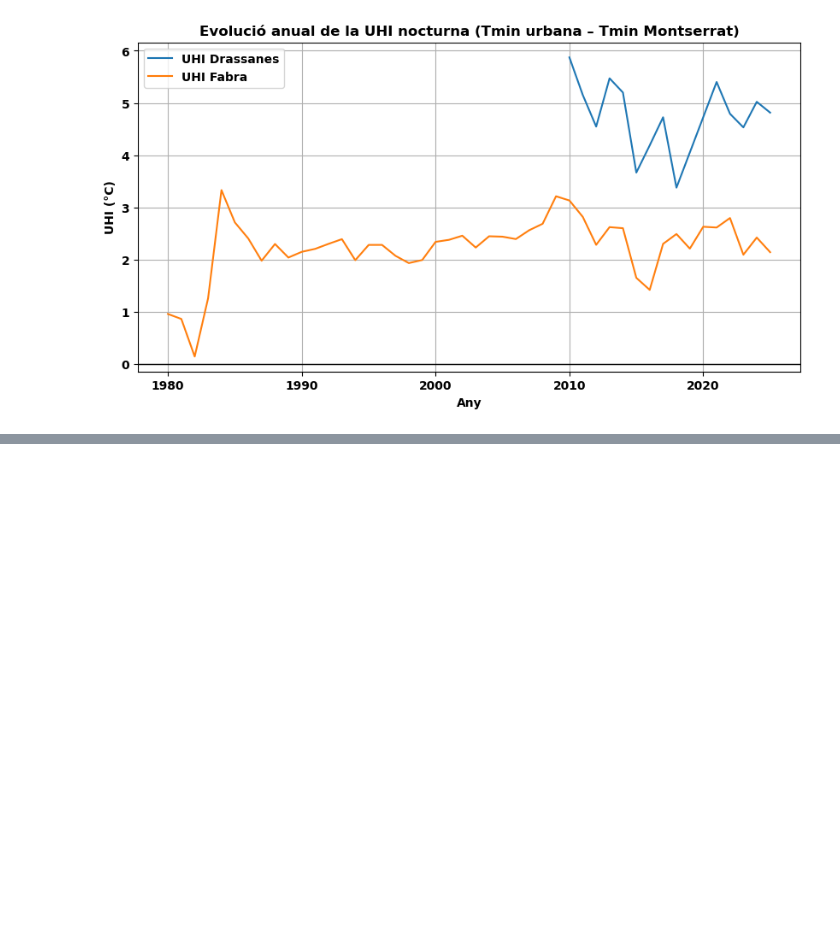
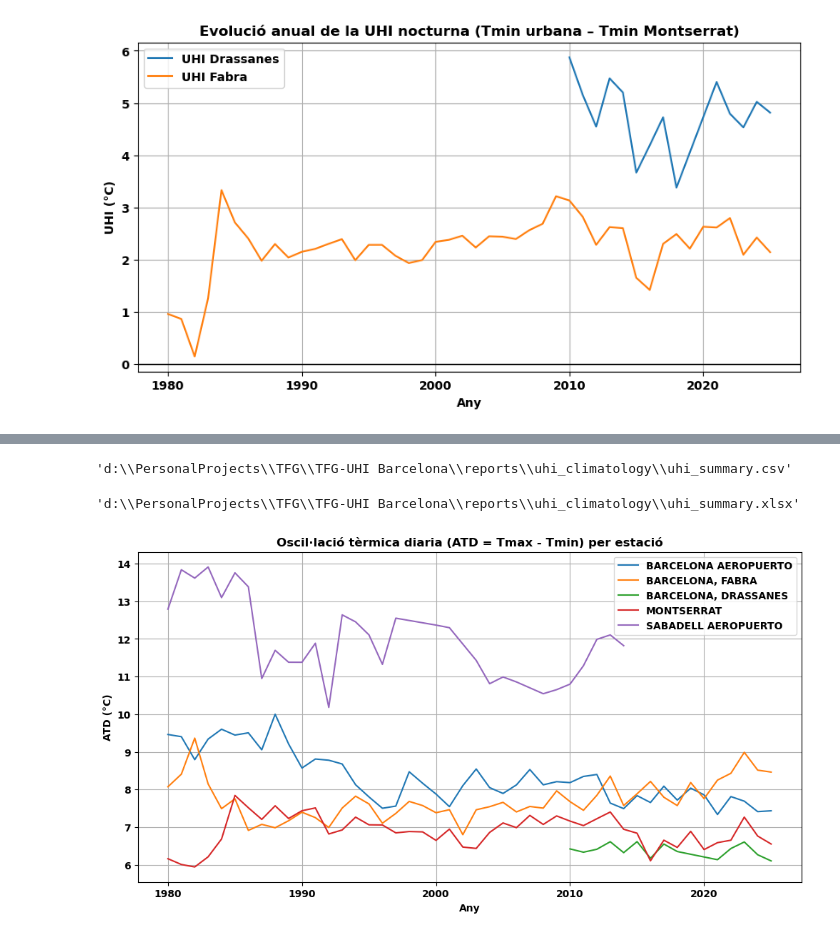
Before and after one commit to rogerespinosamorros/UHI-Barcelona, a Jupyter notebook: notebooks/analisi_temp_estacions.ipynb, the cells around one changed output, grey strips where cells are left out. Cells and saved outputs as stored; diff of their text form; code cells hidden in the pictures; blank space fills up the shorter version.

Commit message:
variable-temperature

```diff
--- a/notebooks/analisi_simple_estacions.ipynb
+++ b/notebooks/analisi_temp_estacions.ipynb
@@ -323,0 +526,58 @@ plt.show()
+# %%
+import os
+
+REPORTS_DIR = os.path.abspath("../reports/uhi_climatology")
+os.makedirs(REPORTS_DIR, exist_ok=True)
+
+csv_path = os.path.join(REPORTS_DIR, "uhi_summary.csv")
+uhi_pretty.to_csv(csv_path, index=False)
+
+csv_path
+# %% [output]
+'d:\\PersonalProjects\\TFG\\TFG-UHI Barcelona\\reports\\uhi_climatology\\uhi_summary.csv'
+# %%
+
+excel_path = os.path.join(REPORTS_DIR, "uhi_summary.xlsx")
+
+with pd.ExcelWriter(excel_path, engine="xlsxwriter") as writer:
+    uhi_pretty.to_excel(writer, sheet_name="UHI", index=False)
+
+    workbook  = writer.book
+    worksheet = writer.sheets["UHI"]
+
+    # Adjust column widths
+    for i, col in enumerate(uhi_pretty.columns):
+        max_len = max(
+            uhi_pretty[col].astype(str).map(len).max(),
+            len(col)
+        )
+        worksheet.set_column(i, i, max_len + 2)
+
+excel_path
+# %% [output]
+'d:\\PersonalProjects\\TFG\\TFG-UHI Barcelona\\reports\\uhi_climatology\\uhi_summary.xlsx'
+# %%
+# Now Daily temperature range (DTR = Tmax - Tmin) analysis
+meteo_clean["ATD"] = meteo_clean["tmax"] - meteo_clean["tmin"]
+
+# DTR annual per station
+annual_atd = (
+    meteo_clean
+    .groupby(["nombre", "year"], as_index=False)["ATD"]
+    .mean()
+)
+# %%
+plt.figure(figsize=(12,6))
+
+for st in stations_barcelona:
+    df = annual_atd[annual_atd["nombre"] == st]
+    plt.plot(df["year"], df["ATD"], label=st)
+
+plt.title("Oscil·lació tèrmica diaria (ATD = Tmax - Tmin) per estació")
+plt.xlabel("Any")
+plt.ylabel("ATD (°C)")
+plt.grid(True)
+plt.legend()
+plt.show()
+# %% [output]
+[figure, added]
```
Also changed, not shown: parts of 23 cells of this notebook, 8 other files.
